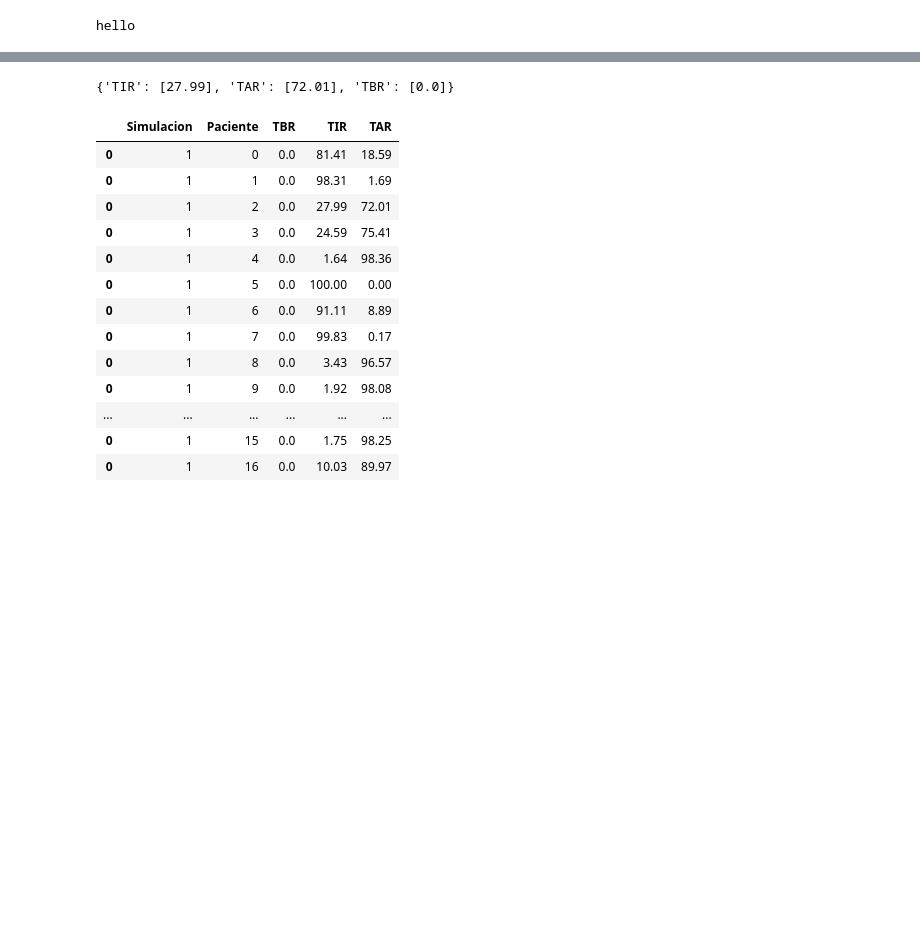
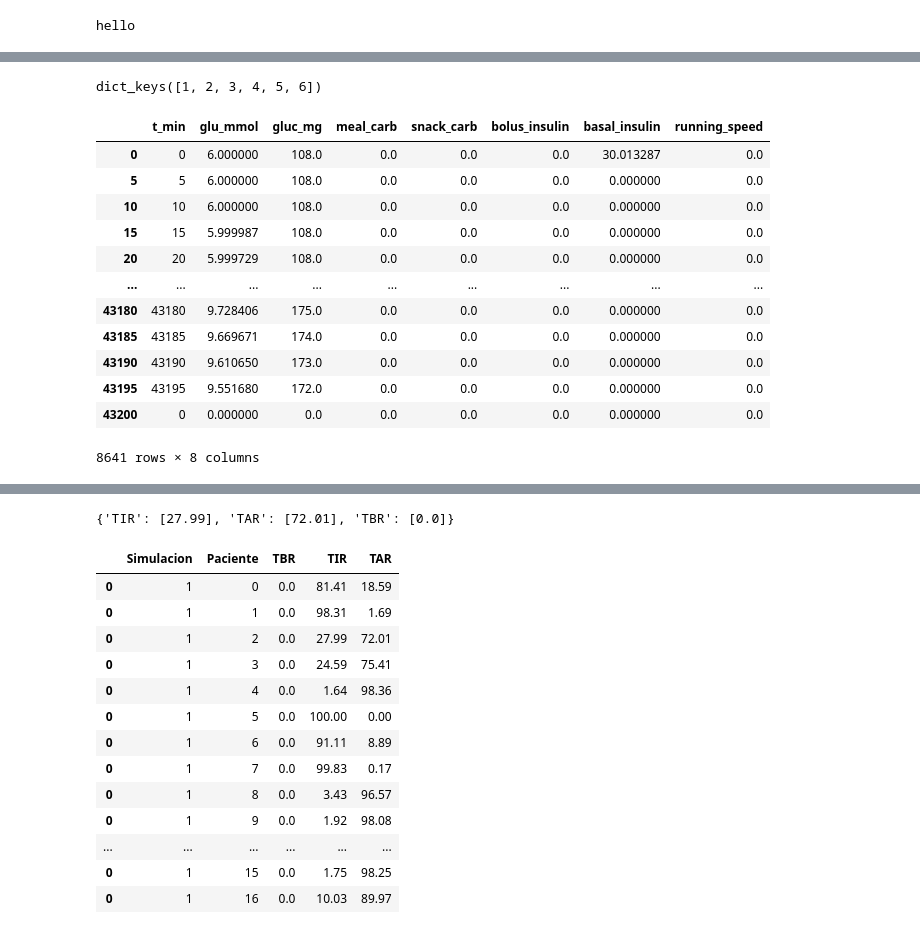
Before and after one commit to WillyFtAb/TFG-GIS-Predictor-glucosa, a Jupyter notebook: Pruebas/estadisticas.ipynb, the cells around one changed output, grey strips where cells are left out. Cells and saved outputs as stored; diff of their text form; code cells hidden in the pictures; blank space fills up the shorter version.

```diff
--- a/Pruebas/estadisticas.ipynb
+++ b/Pruebas/estadisticas.ipynb
@@ -5,34 +5,4 @@ hello
 # %%
 import pandas as pd
 import numpy as np
-
-def remuestrear(df, col_nombre, t_muestreo):
-    columna_objetivo = col_nombre
-
-    # 2. Creamos una máscara para filtrar las celdas:
-    #    - Que el índice no sea múltiplo de t_muestreo
-    #    - Que el valor no sea 0
-    mascara = (df.index % t_muestreo != 0) & (df[columna_objetivo] != 0)
-
-    # 3. Obtenemos los índices originales que cumplen la condición
-    indices_originales = df.index[mascara]
-
-    # 4. Calculamos el múltiplo de t_muestreo más cercano para cada índice original.
-    #    Dividimos entre t_muestreo, redondeamos al entero más cercano y multiplicamos por t_muestreo.
-    indices_nuevos = (np.round(indices_originales / t_muestreo) * t_muestreo).astype(int)
-
-    # 5. Desplazamos los valores
-    for idx_orig, idx_nuevo in zip(indices_originales, indices_nuevos):
-
-        # Nos aseguramos de que el nuevo índice exista en el DataFrame
-        # (por si el redondeo se pasa del límite del DataFrame)
-        if idx_nuevo not in df.index:
-            df.loc[idx_nuevo] = 0 # O crea la fila si lo prefieres
-
-        # Sumamos el valor a la celda destino (por si hay varios valores que van a la misma celda)
-        df.at[idx_nuevo, columna_objetivo] += df.at[idx_orig, columna_objetivo]
-
-        # Ponemos la celda original a 0 (ya que hemos desplazado el valor)
-        df.at[idx_orig, columna_objetivo] = 0
-
-    return df
+import pickle
@@ -69,7 +11,6 @@ DataFrame Original:
 # %%
-import pickle
 datos = dict()
-for i in range(1,10):
+for i in range(1,7):
     nombre_archivo = f"../Simulaciones/sim_{i}_data.pkl"
 
     with open(nombre_archivo, 'rb') as f:
@@ -88,0 +60,22 @@ for i in range(1,10):
+# %%
+datos.keys()
+# %% [output]
+dict_keys([1, 2, 3, 4, 5, 6])
+# %%
+remuestrear(datos[3]['p_0'],columnas = ['meal_carb', 'snack_carb',
+                                                     'bolus_insulin', 'basal_insulin'],
+                                         t_muestreo=5)
+# %% [output]
+|  | t_min | glu_mmol | gluc_mg | meal_carb | snack_carb | bolus_insulin | basal_insulin | running_speed |
+| 0 | 0 | 6.000000 | 108.0 | 0.0 | 0.0 | 0.0 | 30.013287 | 0.0 |
+| 5 | 5 | 6.000000 | 108.0 | 0.0 | 0.0 | 0.0 | 0.000000 | 0.0 |
+| 10 | 10 | 6.000000 | 108.0 | 0.0 | 0.0 | 0.0 | 0.000000 | 0.0 |
+| 15 | 15 | 5.999987 | 108.0 | 0.0 | 0.0 | 0.0 | 0.000000 | 0.0 |
+| 20 | 20 | 5.999729 | 108.0 | 0.0 | 0.0 | 0.0 | 0.000000 | 0.0 |
+| ... | ... | ... | ... | ... | ... | ... | ... | ... |
+| 43180 | 43180 | 9.728406 | 175.0 | 0.0 | 0.0 | 0.0 | 0.000000 | 0.0 |
+| 43185 | 43185 | 9.669671 | 174.0 | 0.0 | 0.0 | 0.0 | 0.000000 | 0.0 |
+| 43190 | 43190 | 9.610650 | 173.0 | 0.0 | 0.0 | 0.0 | 0.000000 | 0.0 |
+| 43195 | 43195 | 9.551680 | 172.0 | 0.0 | 0.0 | 0.0 | 0.000000 | 0.0 |
+| 43200 | 0 | 0.000000 | 0.0 | 0.0 | 0.0 | 0.0 | 0.000000 | 0.0 |
+8641 rows × 8 columns
```
Also changed, not shown: parts of 9 cells of this notebook, 1 other file.
